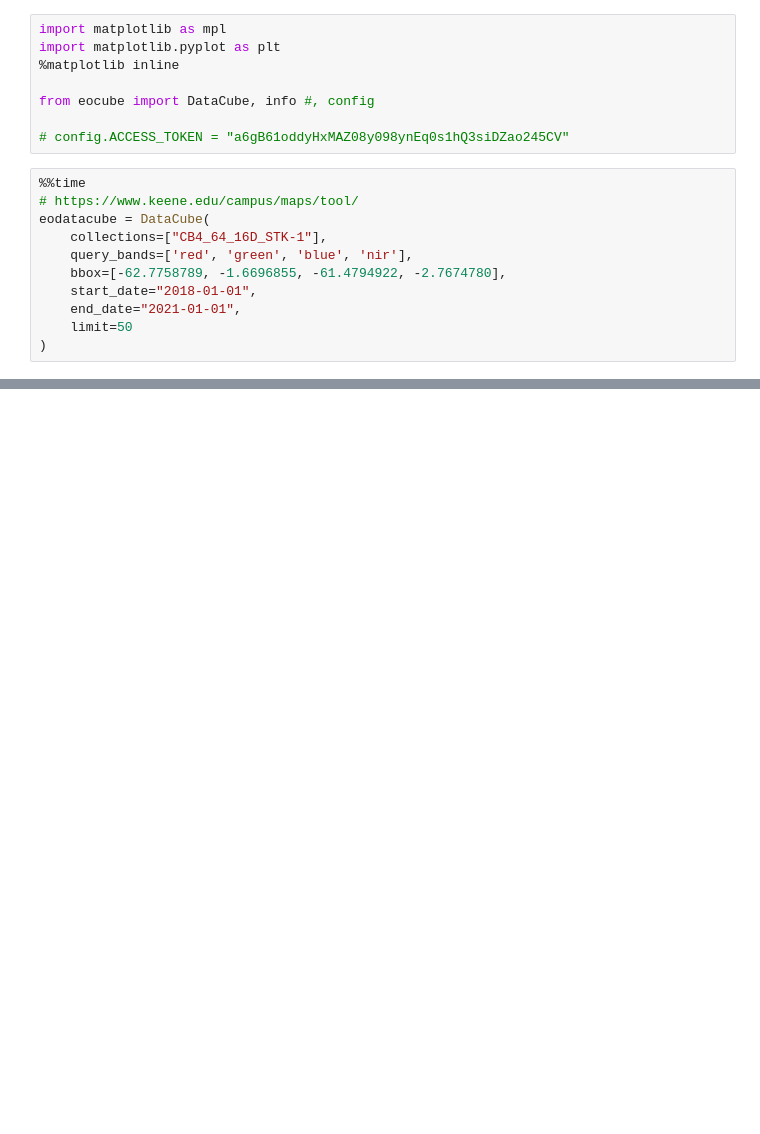
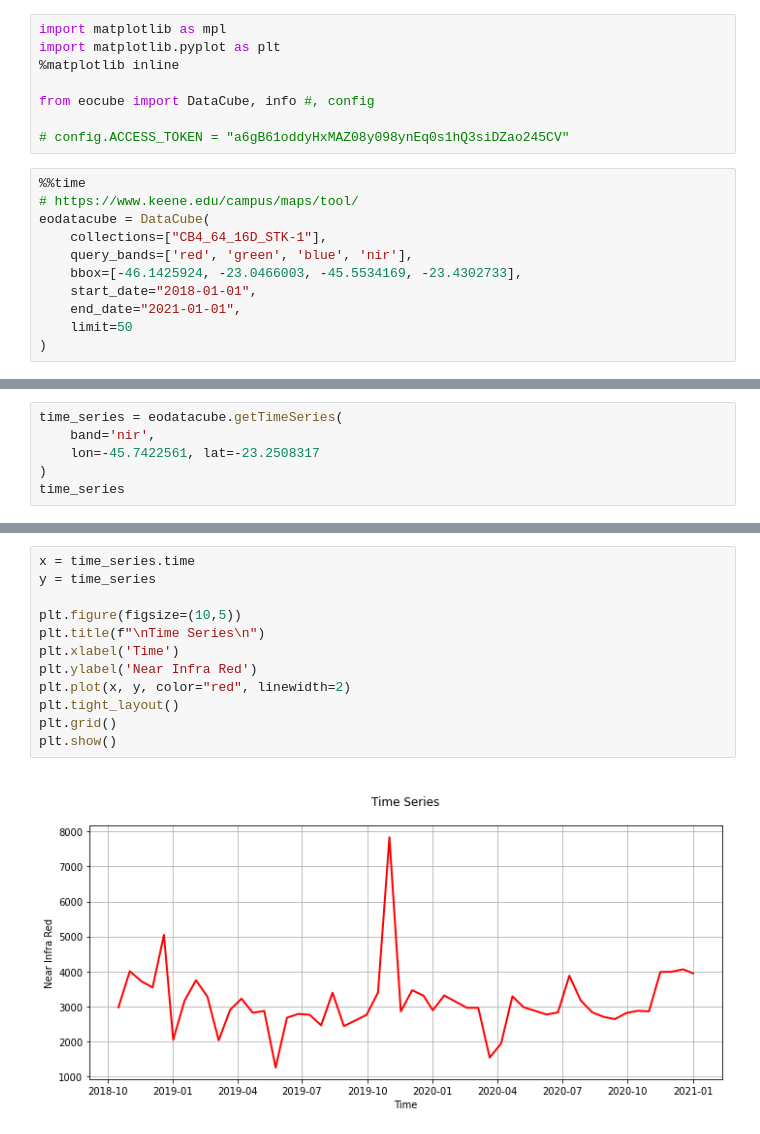
Before and after one commit to BaggioCastro/eocubes, a Jupyter notebook: help/examples/eocube_usage_example.ipynb, the cells around one changed output, grey strips where cells are left out. Saved outputs shown, nothing was run; the diff lists cells and outputs as text; blank space fills up the shorter version.

```diff
--- a/help/examples/eocube_usage_example.ipynb
+++ b/help/examples/eocube_usage_example.ipynb
@@ -12,7 +12,7 @@ from eocube import DataCube, info #, config
 eodatacube = DataCube(
     collections=["CB4_64_16D_STK-1"],
     query_bands=['red', 'green', 'blue', 'nir'],
-    bbox=[-62.7758789, -1.6696855, -61.4794922, -2.7674780],
+    bbox=[-46.1425924, -23.0466003, -45.5534169, -23.4302733],
     start_date="2018-01-01",
     end_date="2021-01-01",
     limit=50
@@ -53,0 +47,6 @@ interactive(children=(Dropdown(description='date', options=(datetime.datetime(20
+# %%
+time_series = eodatacube.getTimeSeries(
+    band='nir',
+    lon=-45.7422561, lat=-23.2508317
+)
+time_series
@@ -53,0 +65,14 @@ interactive(children=(Dropdown(description='date', options=(datetime.datetime(20
+# %%
+x = time_series.time
+y = time_series
+
+plt.figure(figsize=(10,5))
+plt.title(f"\nTime Series\n")
+plt.xlabel('Time')
+plt.ylabel('Near Infra Red')
+plt.plot(x, y, color="red", linewidth=2)
+plt.tight_layout()
+plt.grid()
+plt.show()
+# %% [output]
+[figure, added]
```
Also changed, not shown: parts of 6 cells of this notebook.
